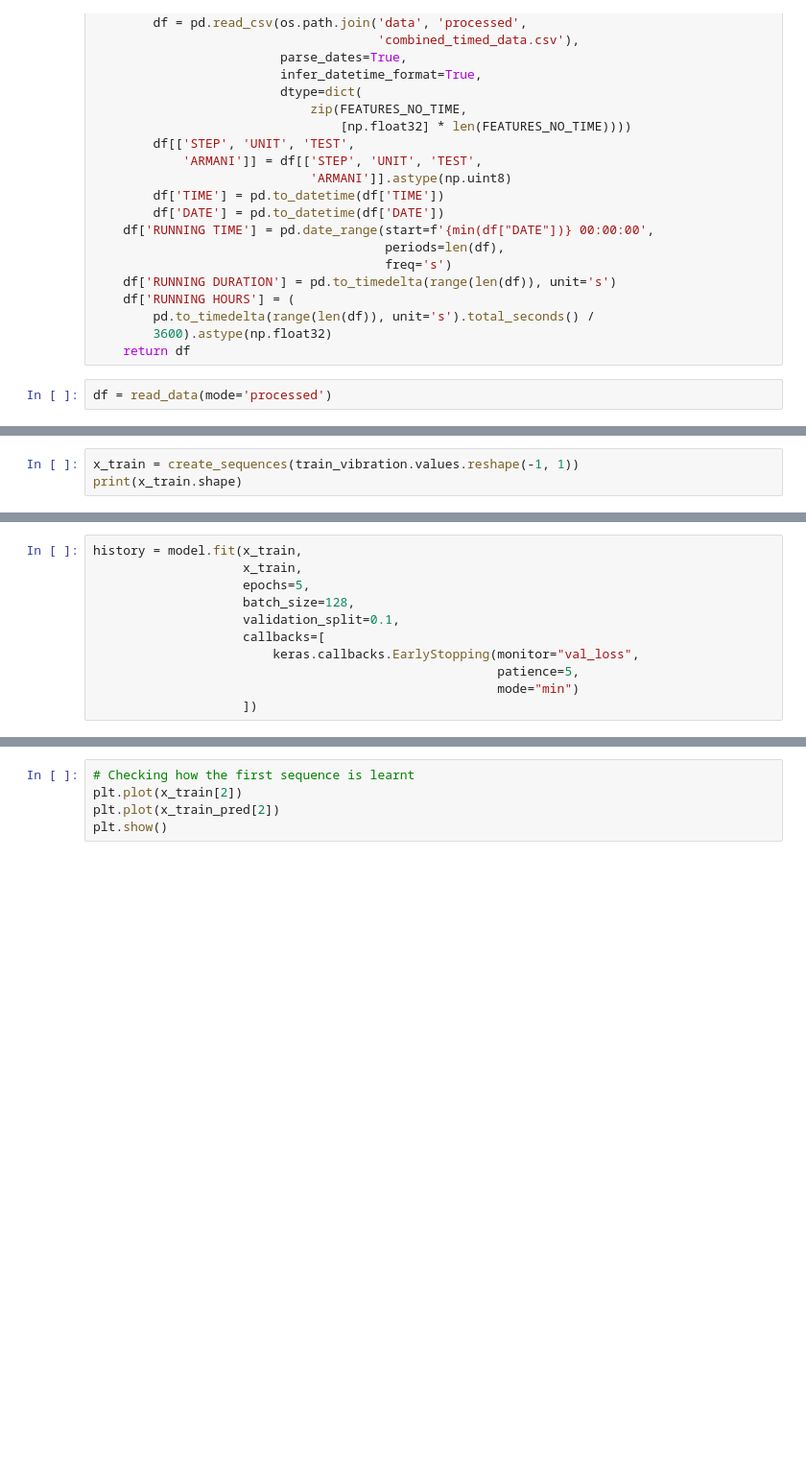
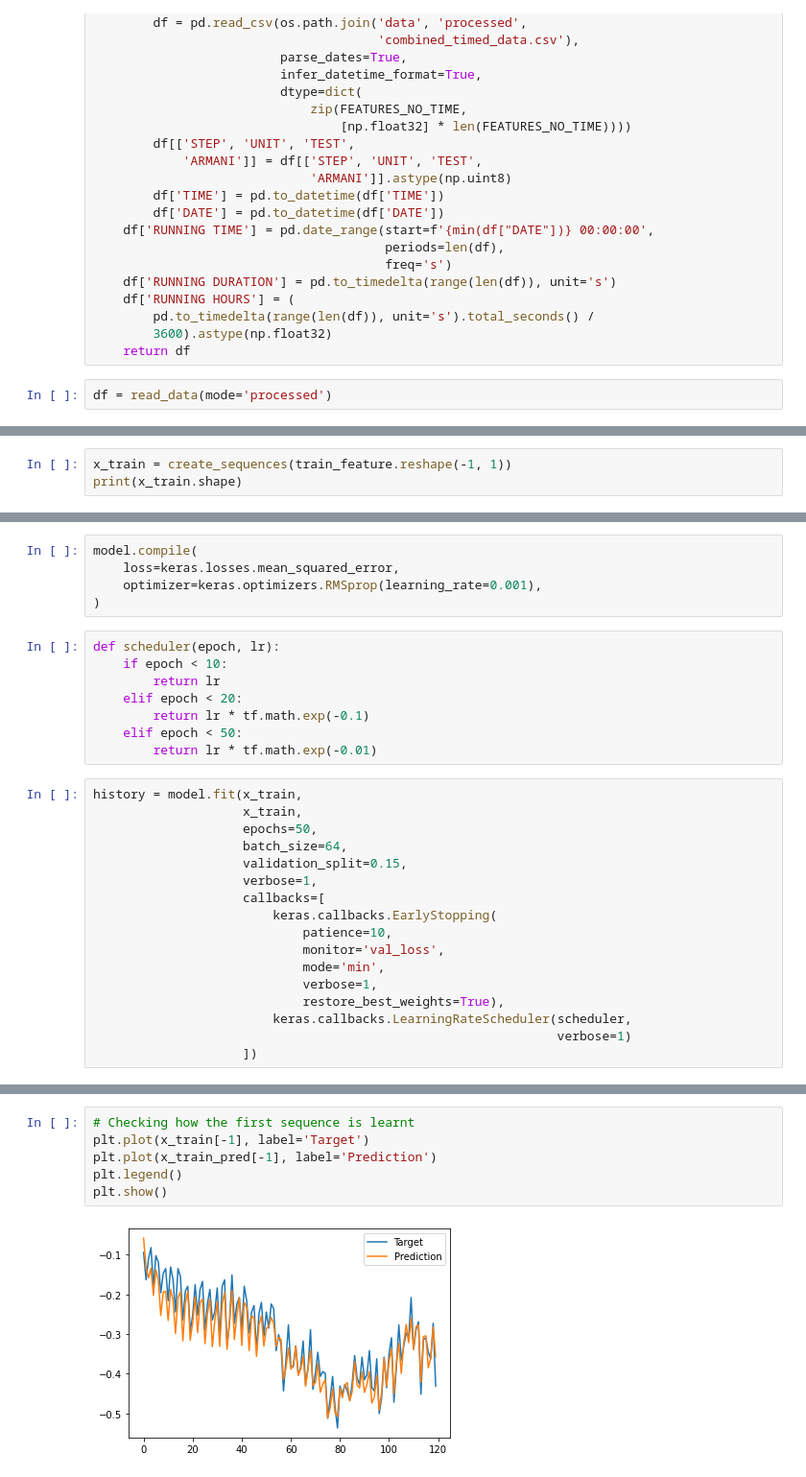
Before and after one commit to ivanokhotnikov/test_rig_serving, a Jupyter notebook: code/notebooks/anomaly_detection.ipynb, the cells around one changed output, grey strips where cells are left out. Shown at 96% size. Saved outputs shown, nothing was run; the diff lists cells and outputs as text; blank space fills up the shorter version.

```diff
--- a/code/notebooks/anomaly_detection.ipynb
+++ b/code/notebooks/anomaly_detection.ipynb
@@ -151,4 +206,4 @@ def create_sequences(values, time_steps=TIME_STEPS):
     return np.stack(output)
 # %%
-x_train = create_sequences(train_vibration.values.reshape(-1, 1))
+x_train = create_sequences(train_feature.reshape(-1, 1))
 print(x_train.shape)
@@ -167,11 +258,30 @@ model.summary()
+# %%
+model.compile(
+    loss=keras.losses.mean_squared_error,
+    optimizer=keras.optimizers.RMSprop(learning_rate=0.001),
+)
+# %%
+def scheduler(epoch, lr):
+    if epoch < 10:
+        return lr
+    elif epoch < 20:
+        return lr * tf.math.exp(-0.1)
+    elif epoch < 50:
+        return lr * tf.math.exp(-0.01)
 # %%
 history = model.fit(x_train,
                     x_train,
-                    epochs=5,
-                    batch_size=128,
-                    validation_split=0.1,
+                    epochs=50,
+                    batch_size=64,
+                    validation_split=0.15,
+                    verbose=1,
                     callbacks=[
-                        keras.callbacks.EarlyStopping(monitor="val_loss",
-                                                      patience=5,
-                                                      mode="min")
+                        keras.callbacks.EarlyStopping(
+                            patience=10,
+                            monitor='val_loss',
+                            mode='min',
+                            verbose=1,
+                            restore_best_weights=True),
+                        keras.callbacks.LearningRateScheduler(scheduler,
+                                                              verbose=1)
                     ])
@@ -196,5 +329,8 @@ print("Reconstruction error threshold: ", threshold)
 # %%
 # Checking how the first sequence is learnt
-plt.plot(x_train[2])
-plt.plot(x_train_pred[2])
+plt.plot(x_train[-1], label='Target')
+plt.plot(x_train_pred[-1], label='Prediction')
+plt.legend()
 plt.show()
+# %% [output]
+[figure, added]
```
Also changed, not shown: parts of 32 cells of this notebook, 5 other files.
